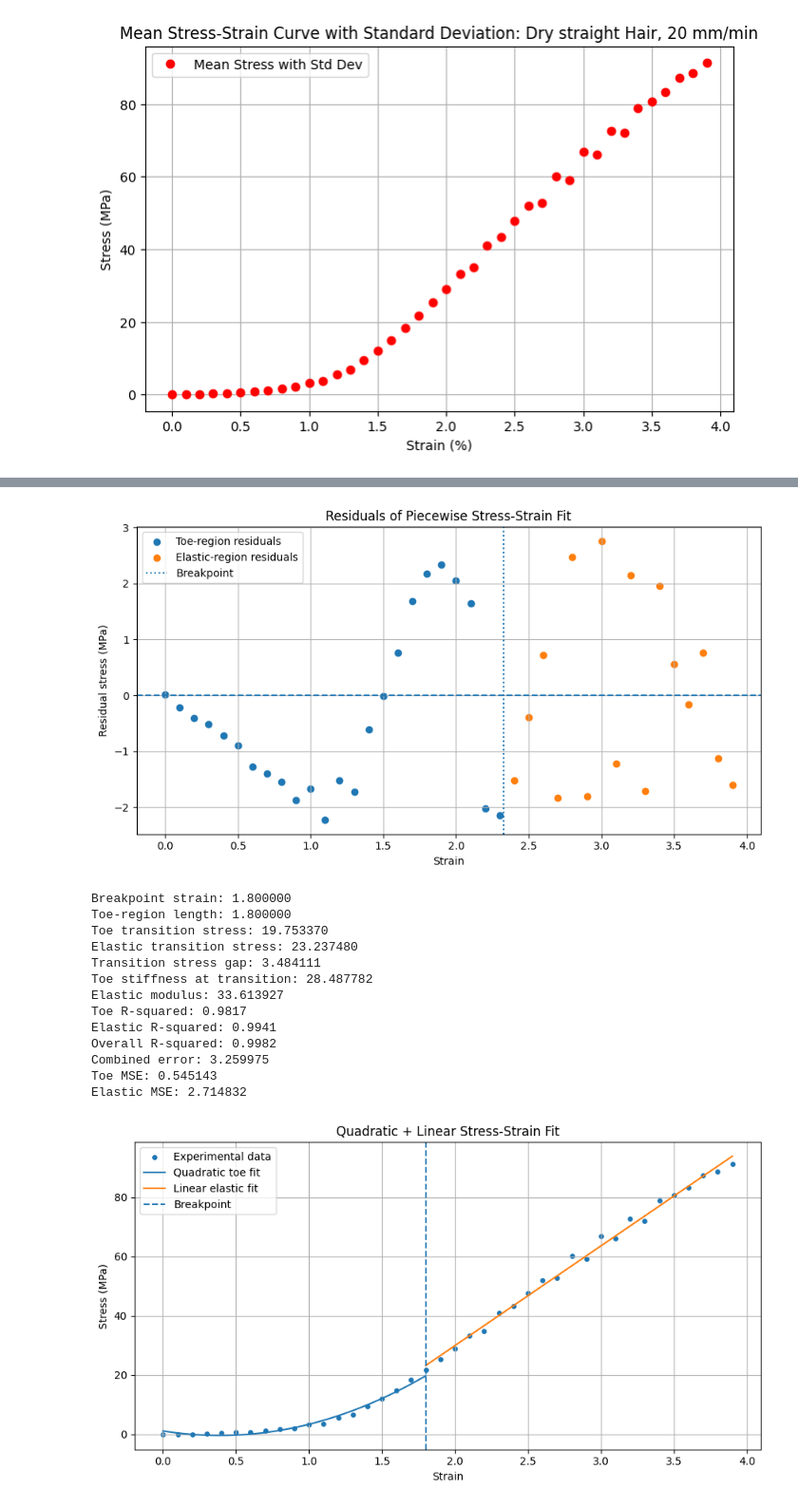
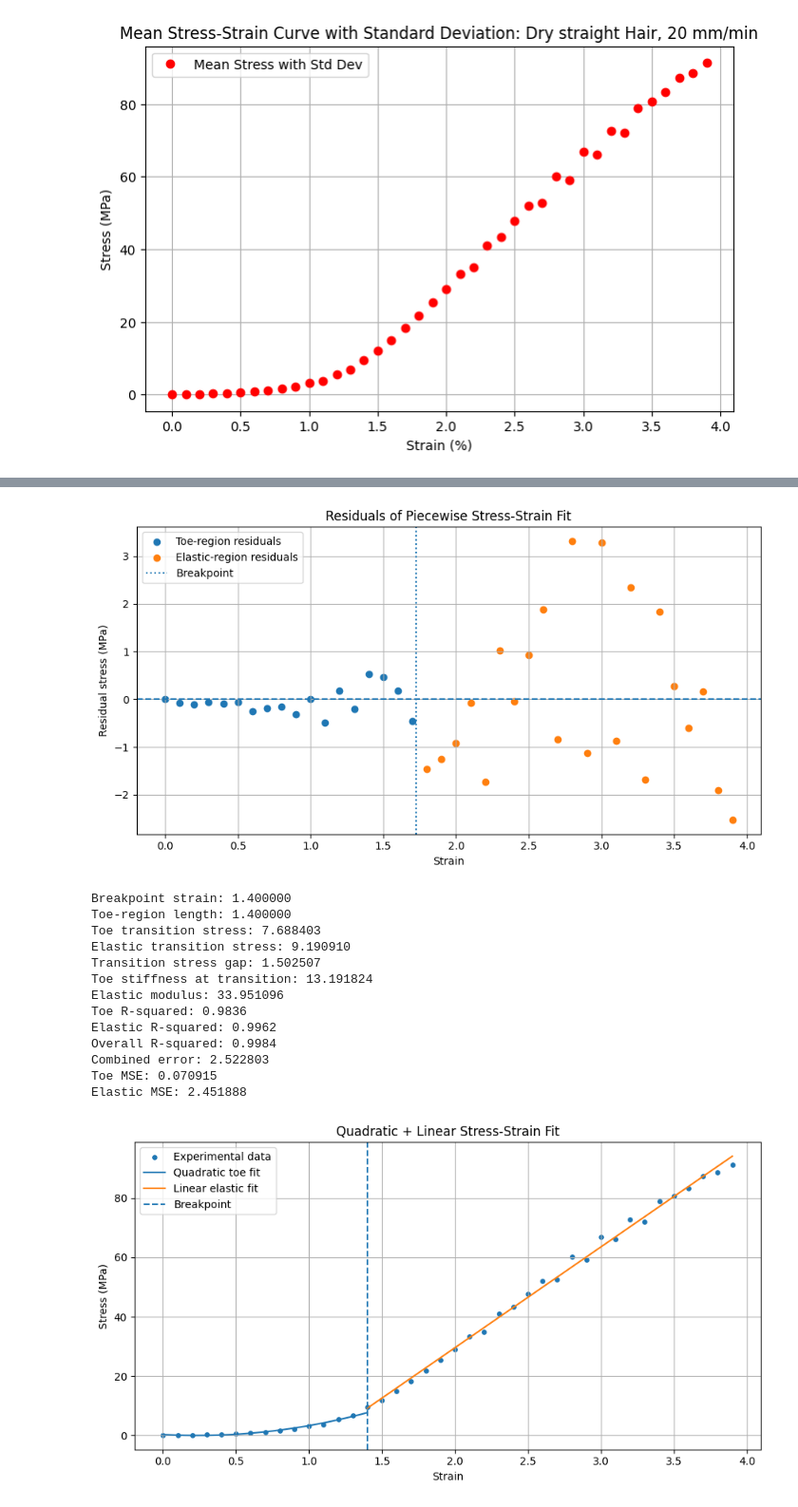
Before and after one commit to ifplutoknew/Python, a Jupyter notebook: Hair research data/dry straight_20mm.ipynb, the cells around one changed output, grey strips where cells are left out. Shown at 95% size. Drawn from its saved outputs; the diff is of its cells as text; code cells hidden in the pictures.

```diff
--- a/Hair research data/dry straight_20mm.ipynb
+++ b/Hair research data/dry straight_20mm.ipynb
@@ -109,7 +109,7 @@ def exponential(x, A, B):
 # 3. Set minimum number of points
 # ==========================================
 
-MIN_POINTS_TOE = 24
+MIN_POINTS_TOE = 18
 MIN_POINTS_ELASTIC = 16
 
 # 4. Define possible breakpoints
@@ -592,7 +592,7 @@ plt.grid(True)
 plt.tight_layout()
 plt.show()
 # %% [output]
-[figure, old version]
+[figure, new version]
 # %%
 def quadratic(x, a, b, c):
     return a * x**2 + b * x + c
@@ -600,7 +600,7 @@ def quadratic(x, a, b, c):
 def linear(x, E, d):
     return E * x + d
 
-min_points =18  #toe region
+min_points =14  #toe region
 results = []
 
 # Sort data by strain
@@ -698,47 +698,47 @@ print(f"Elastic R-squared: {elastic_r2:.4f}")
 print(f"Overall R-squared: {overall_r2:.4f}")
 print(f"Combined error: {best_result['total_mse']:.6f}")
 
 toe_mse = float(best_result["toe_mse"])
 elastic_mse = float(best_result["elastic_mse"])
 
 print(f"Toe MSE: {toe_mse:.6f}")
 print(f"Elastic MSE: {elastic_mse:.6f}")
 
 # Plot fitted curve
 plt.figure(figsize=(9, 5))
 plt.scatter(strain, stress, s=15, label="Experimental data")
 
 x_toe = np.linspace(toe_x.min(), breakpoint, 150)
 x_elastic = np.linspace(breakpoint, elastic_x.max(), 150)
 
 plt.plot(x_toe, quadratic(x_toe, a, b, c),
          label="Quadratic toe fit")
 plt.plot(x_elastic, linear(x_elastic, E, d),
          label="Linear elastic fit")
 plt.axvline(breakpoint, linestyle="--", label="Breakpoint")
 
 plt.xlabel("Strain")
 plt.ylabel("Stress (MPa)")
 plt.title("Quadratic + Linear Stress-Strain Fit")
 plt.legend()
 plt.grid(True)
 plt.tight_layout()
 plt.show()
 # %% [output]
-Breakpoint strain: 1.800000
-Toe-region length: 1.800000
-Toe transition stress: 19.753370
-Elastic transition stress: 23.237480
-Transition stress gap: 3.484111
-Toe stiffness at transition: 28.487782
-Elastic modulus: 33.613927
-Toe R-squared: 0.9817
-Elastic R-squared: 0.9941
-Overall R-squared: 0.9982
-Combined error: 3.259975
-Toe MSE: 0.545143
-Elastic MSE: 2.714832
+Breakpoint strain: 1.400000
+Toe-region length: 1.400000
+Toe transition stress: 7.688403
+Elastic transition stress: 9.190910
+Transition stress gap: 1.502507
+Toe stiffness at transition: 13.191824
+Elastic modulus: 33.951096
+Toe R-squared: 0.9836
+Elastic R-squared: 0.9962
+Overall R-squared: 0.9984
+Combined error: 2.522803
+Toe MSE: 0.070915
+Elastic MSE: 2.451888
-[figure, old version]
+[figure, new version]
 # %%
 # Residual plot: Quadratic + Linear Fit
 # ------------------------------------------
```
Also changed, not shown: parts of 4 cells of this notebook, 2 other files.
